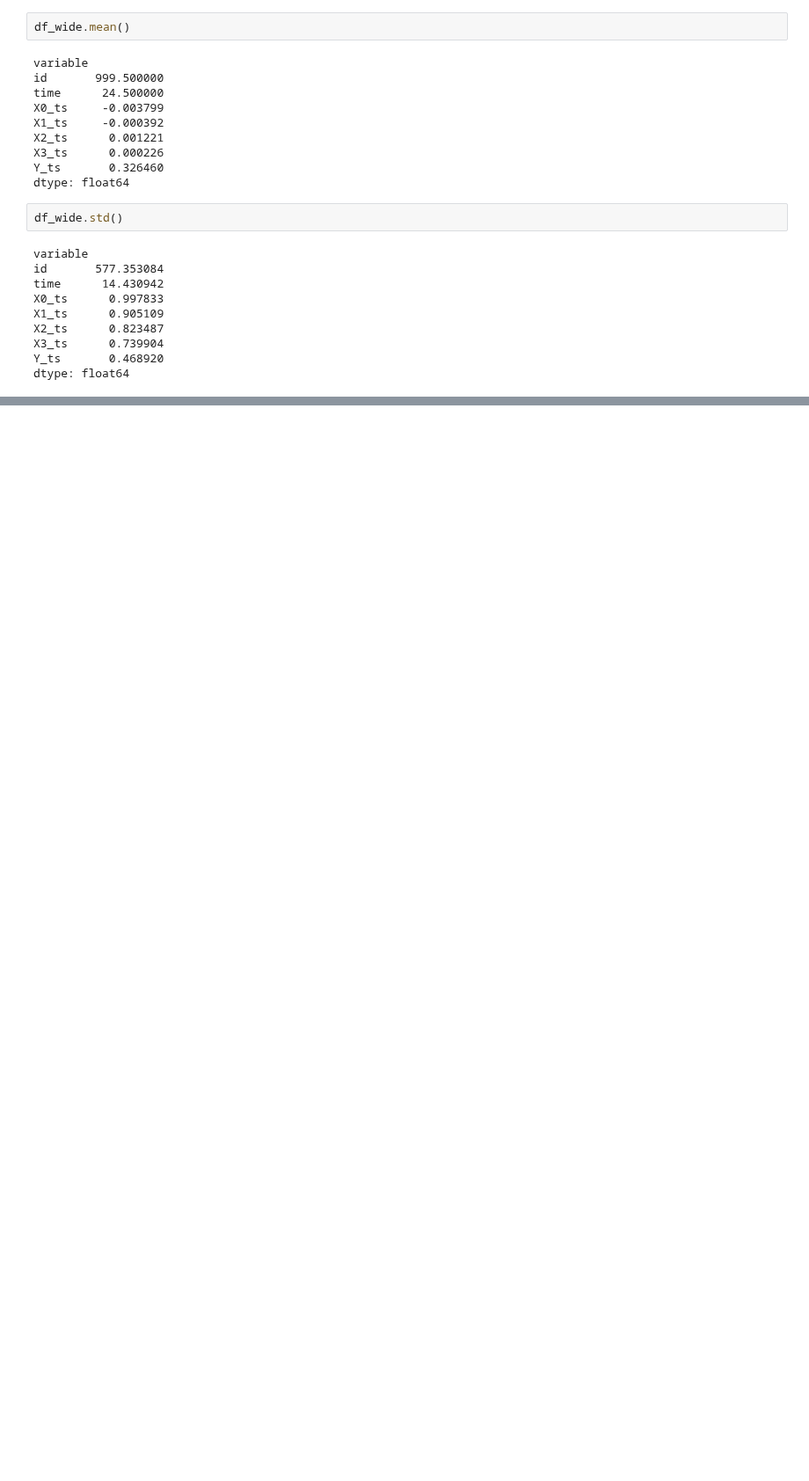
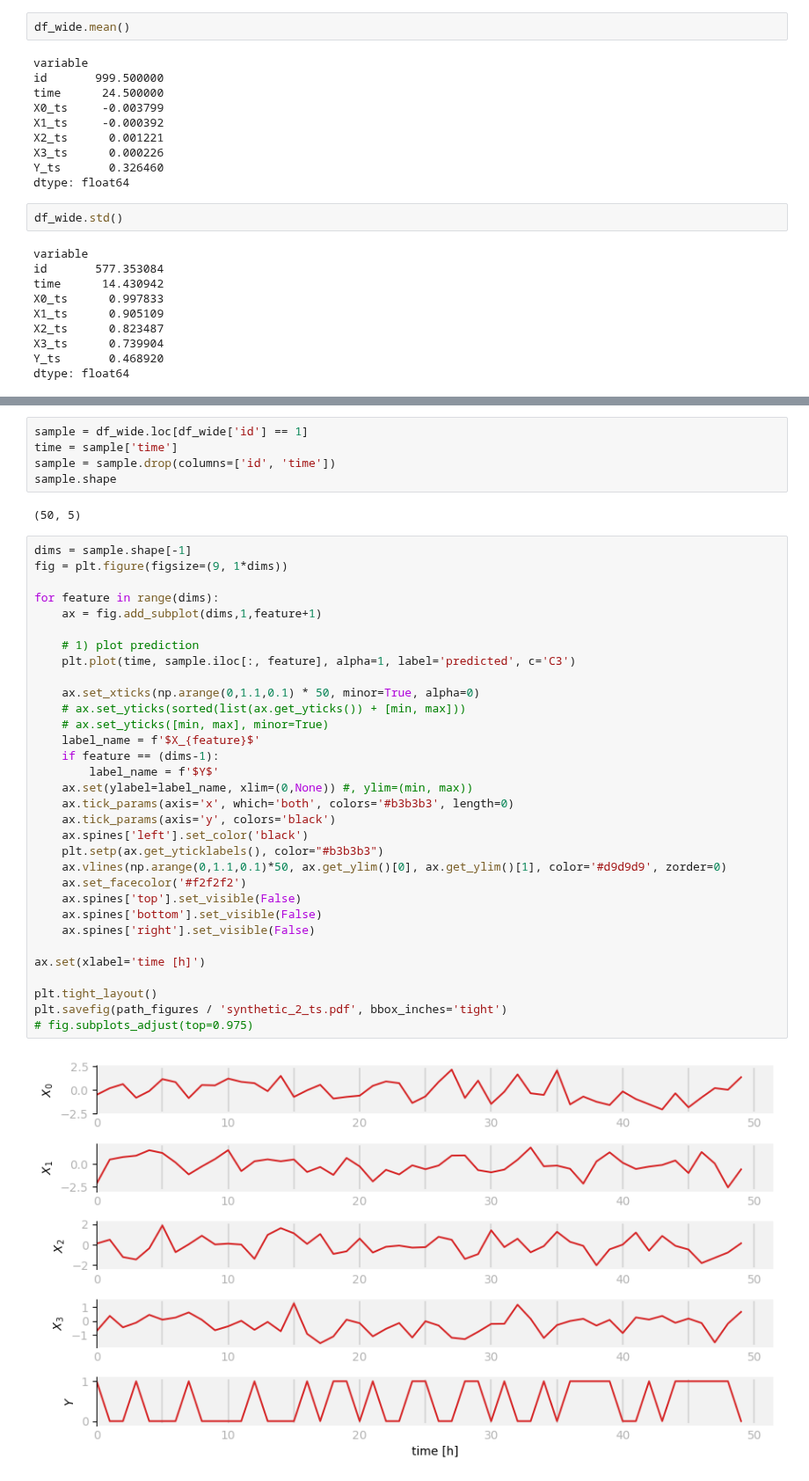
Before and after one commit to joshuawe/sepsis, a Jupyter notebook: data/synthetic_2/Analyzing_synthetic_2.ipynb, the cells around one changed output, grey strips where cells are left out. Shown at 88% size. Drawn from its saved outputs; the diff is of its cells as text; blank space fills up the shorter version.

Commit message:
add time series plot for synthetic_2

```diff
--- a/data/synthetic_2/Analyzing_synthetic_2.ipynb
+++ b/data/synthetic_2/Analyzing_synthetic_2.ipynb
@@ -67,0 +60,41 @@ dtype: float64
+# %%
+sample = df_wide.loc[df_wide['id'] == 1]
+time = sample['time']
+sample = sample.drop(columns=['id', 'time'])
+sample.shape
+# %% [output]
+(50, 5)
+# %%
+dims = sample.shape[-1]
+fig = plt.figure(figsize=(9, 1*dims))
+
+for feature in range(dims):
+    ax = fig.add_subplot(dims,1,feature+1)
+
+    # 1) plot prediction
+    plt.plot(time, sample.iloc[:, feature], alpha=1, label='predicted', c='C3')
+
+    ax.set_xticks(np.arange(0,1.1,0.1) * 50, minor=True, alpha=0)
+    # ax.set_yticks(sorted(list(ax.get_yticks()) + [min, max]))
+    # ax.set_yticks([min, max], minor=True)
+    label_name = f'$X_{feature}$'
+    if feature == (dims-1):
+        label_name = f'$Y$'
+    ax.set(ylabel=label_name, xlim=(0,None)) #, ylim=(min, max))
+    ax.tick_params(axis='x', which='both', colors='#b3b3b3', length=0)
+    ax.tick_params(axis='y', colors='black')
+    ax.spines['left'].set_color('black')
+    plt.setp(ax.get_yticklabels(), color="#b3b3b3")
+    ax.vlines(np.arange(0,1.1,0.1)*50, ax.get_ylim()[0], ax.get_ylim()[1], color='#d9d9d9', zorder=0)
+    ax.set_facecolor('#f2f2f2')
+    ax.spines['top'].set_visible(False)
+    ax.spines['bottom'].set_visible(False)
+    ax.spines['right'].set_visible(False)
+
+ax.set(xlabel='time [h]')
+
+plt.tight_layout()
+plt.savefig(path_figures / 'synthetic_2_ts.pdf', bbox_inches='tight')
+# fig.subplots_adjust(top=0.975)
+# %% [output]
+[figure, added]
```
Also changed, not shown: parts of 3 cells of this notebook, 1 other file.
